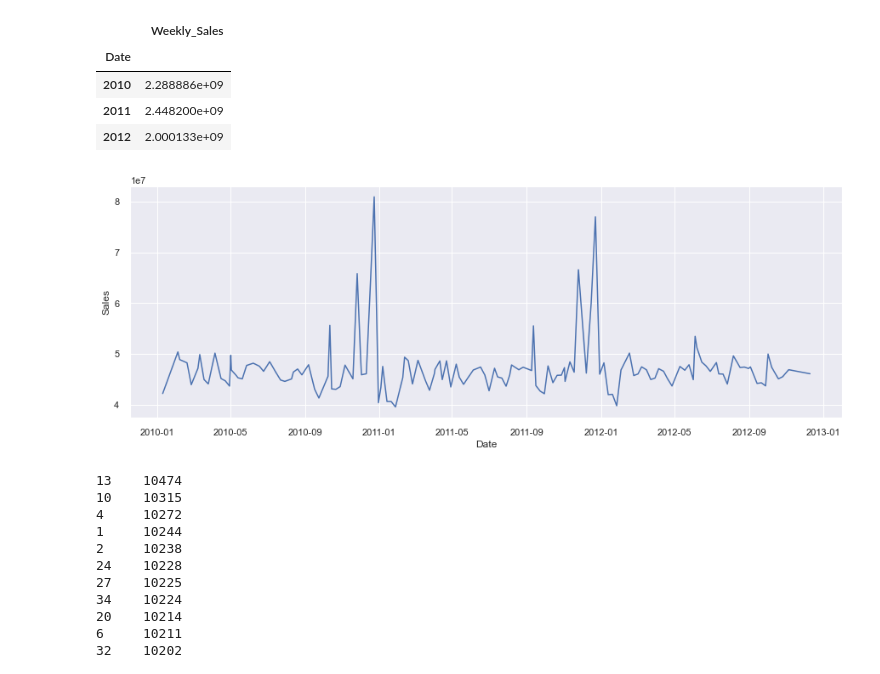
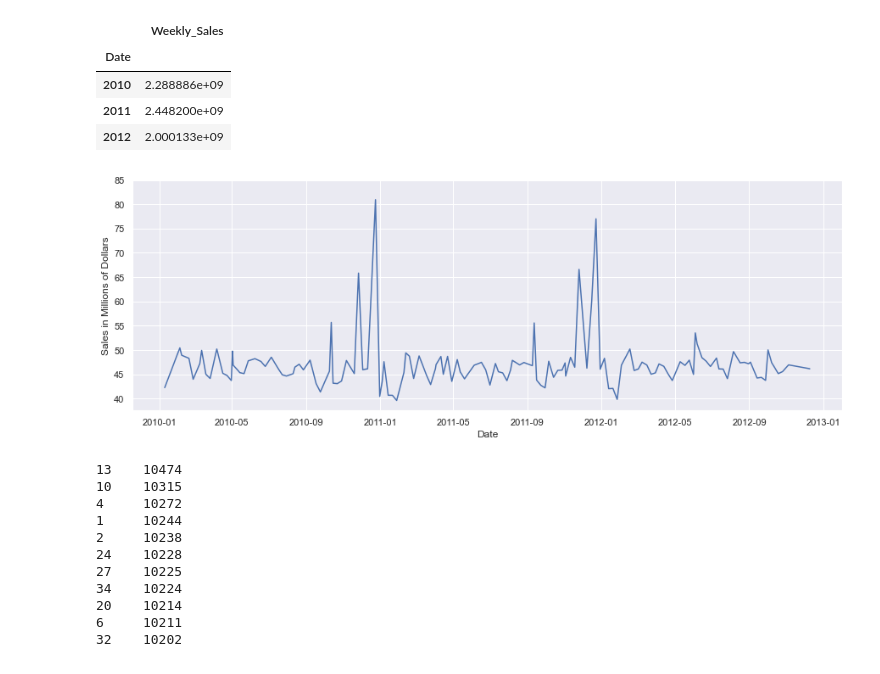
Before and after one commit to jamesdinardo/Retail-Forecasting, a Jupyter notebook: EDA.ipynb, the cells around one changed output. Saved outputs shown, nothing was run; the diff lists cells and outputs as text; code cells hidden in the pictures.

```diff
--- a/EDA.ipynb
+++ b/EDA.ipynb
@@ -82,3 +82,12 @@ Data columns (total 16 columns):
  15  Size          421570 non-null  int64
 dtypes: bool(1), float64(10), int64(3), object(2)
 memory usage: 51.9+ MB
+# %%
+#move the target column "Weekly_Sales" to the end
+columns = list(df.columns.values)
+order = [0, 1, 2, 3, 4, 5, 6, 7, 8, 9, 10, 11, 12, 14, 15, 13]
+columns = [columns[i] for i in order]
+print(columns)
+
+df = df[columns]
+df.head()
@@ -133,17 +167,18 @@ Total sales: 6737218987.11
 # %%
 #plot the weekly sales
 
 import matplotlib.dates as mdates
 
 sales_per_week = df.groupby(df.Date).agg({'Weekly_Sales':'sum'})
 
 sns.set()
 fig, ax = plt.subplots(figsize=(15, 5))
-_ = ax.plot(sales_per_week.index, sales_per_week['Weekly_Sales'])
+_ = ax.plot(sales_per_week.index, sales_per_week['Weekly_Sales'] / (10**6))
 _ = ax.set_xlabel('Date')
-_ = ax.set_ylabel('Sales')
+_ = ax.set_ylabel('Sales in Millions of Dollars')
+_ = ax.set_yticks(np.arange(40.0, 90.0, 5.0))
 # %% [output]
-[figure, old version]
+[figure, new version]
 # %%
 #get the number of rows for each store
 df['Store'].value_counts().sort_values(ascending=False)
```
Also changed, not shown: parts of 5 cells of this notebook.
